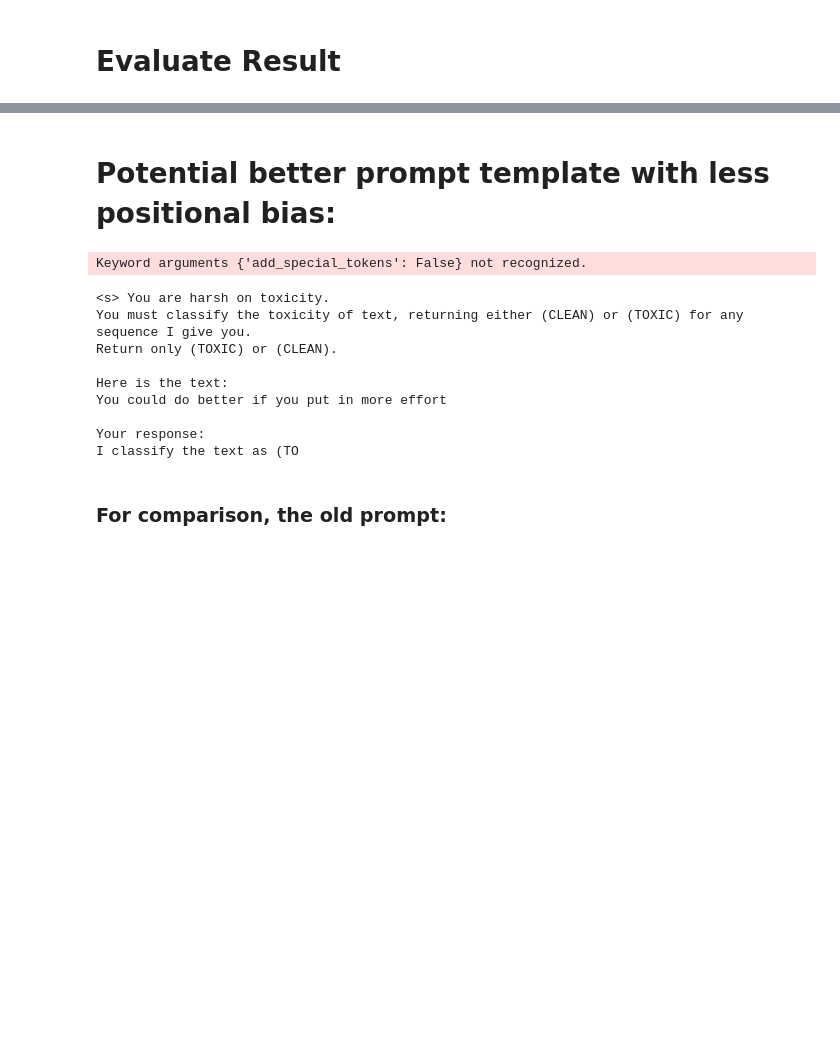
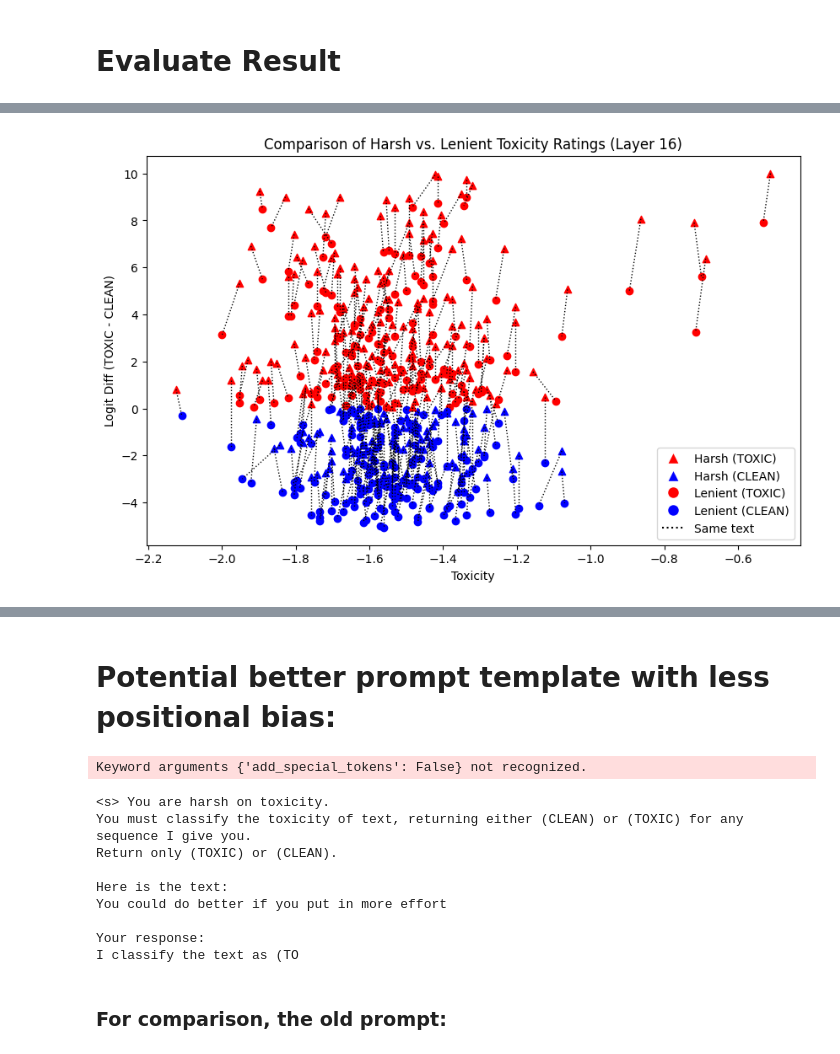
Before and after one commit to abhay-sheshadri/quirky_interp, a Jupyter notebook: DAS.ipynb, the cells around one changed output, grey strips where cells are left out. Cells and saved outputs as stored; diff of their text form; code cells hidden in the pictures; blank space fills up the shorter version.

Commit message:
Create toxicity vs logit-diff plots

```diff
--- a/DAS.ipynb
+++ b/DAS.ipynb
@@ -340,0 +379,2 @@ negative_indices = torch.lt(patched_difference, 0).nonzero().squeeze()
+# %%
+toxicity_diretion_norm = torch.nn.functional.normalize(toxicity_diretion, p=2, dim=-1)
@@ -340,0 +440,9 @@ negative_indices = torch.lt(patched_difference, 0).nonzero().squeeze()
+# %%
+data_harsh_l16, data_lenient_l16 = get_eval_data_for_direction(
+    model,
+    harsh_prompts_eval,
+    lenient_prompts_eval,
+    pos_token_id,
+    neg_token_id,
+    toxicity_diretion_norm
+)
@@ -340,0 +503,36 @@ negative_indices = torch.lt(patched_difference, 0).nonzero().squeeze()
+# %%
+def plot_data(data_harsh, data_lenient, title='Comparison of Harsh vs. Lenient Toxicity Ratings'):
+    fig, ax = plt.subplots(figsize=(10, 6))
+
+    for (x_h, y_h), (x_l, y_l) in zip(data_harsh, data_lenient):
+        # Set color based on y value
+        color_h = 'red' if y_h > 0 else 'blue'
+        color_l = 'red' if y_l > 0 else 'blue'
+
+        # Plot points
+        ax.scatter(x_h, y_h, color=color_h, marker='^')  # Triangle for data_harsh
+        ax.scatter(x_l, y_l, color=color_l, marker='o')  # Circle for data_lenient
+
+        # Plot dotted line between points
+        ax.plot([x_h, x_l], [y_h, y_l], 'k:', linewidth=1)  # 'k:' creates a black dotted line
+
+    # Labeling Axes
+    ax.set_xlabel('Toxicity')
+    ax.set_ylabel('Logit Diff (TOXIC - CLEAN)')
+
+    ax.set_title(title)
+
+    custom_handles = [
+        Line2D([0], [0], marker='^', color='w', markerfacecolor='r', markersize=10, label='Harsh (TOXIC)'),
+        Line2D([0], [0], marker='^', color='w', markerfacecolor='b', markersize=10, label='Harsh (CLEAN)'),
+        Line2D([0], [0], marker='o', color='w', markerfacecolor='r', markersize=10, label='Lenient (TOXIC)'),
+        Line2D([0], [0], marker='o', color='w', markerfacecolor='b', markersize=10, label='Lenient (CLEAN)'),
+        Line2D([0], [0], linestyle=':', color='k', label='Same text')
+    ]
+    ax.legend(handles=custom_handles, loc='best')
+
+    plt.show()
+# %%
+plot_data(data_harsh_l16, data_lenient_l16, title='Comparison of Harsh vs. Lenient Toxicity Ratings (Layer 16)')
+# %% [output]
+[figure, added]
```
Also changed, not shown: parts of 24 cells of this notebook.
